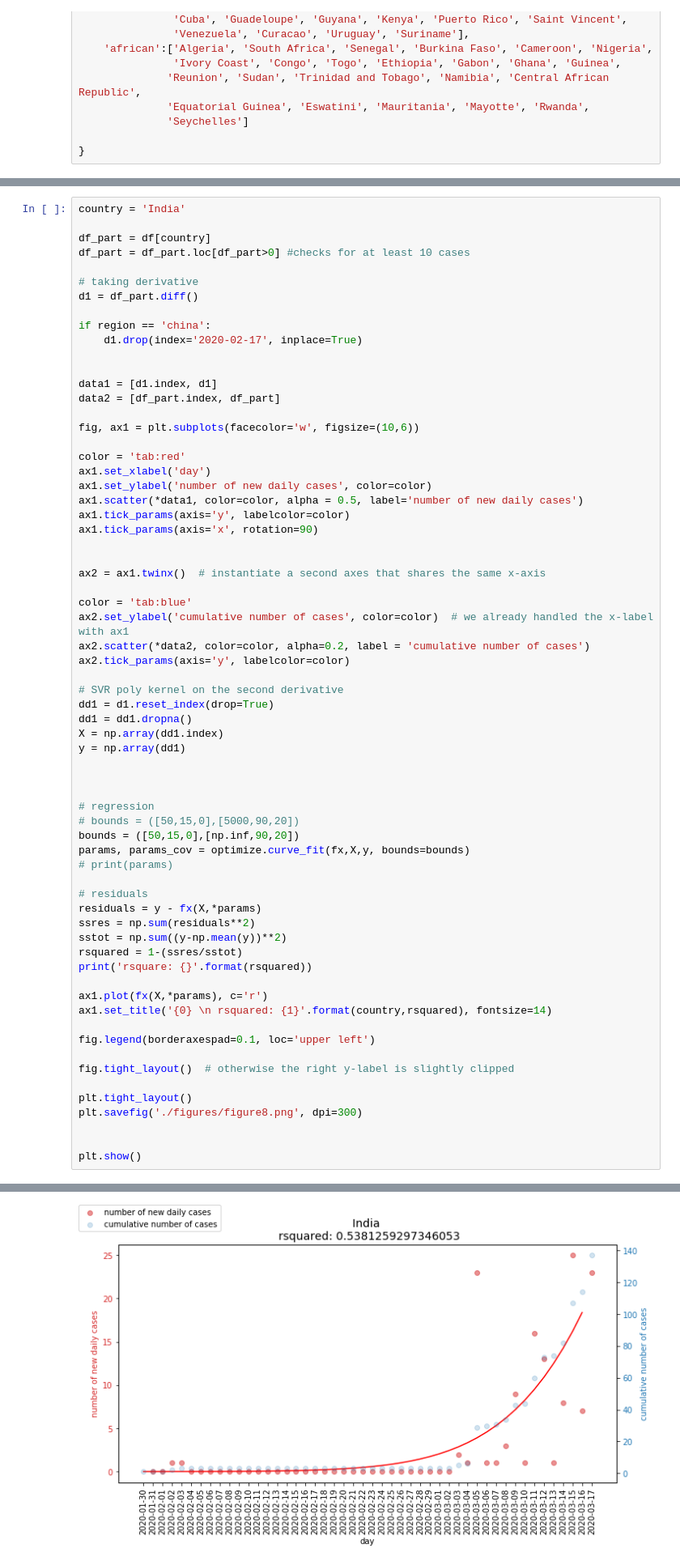
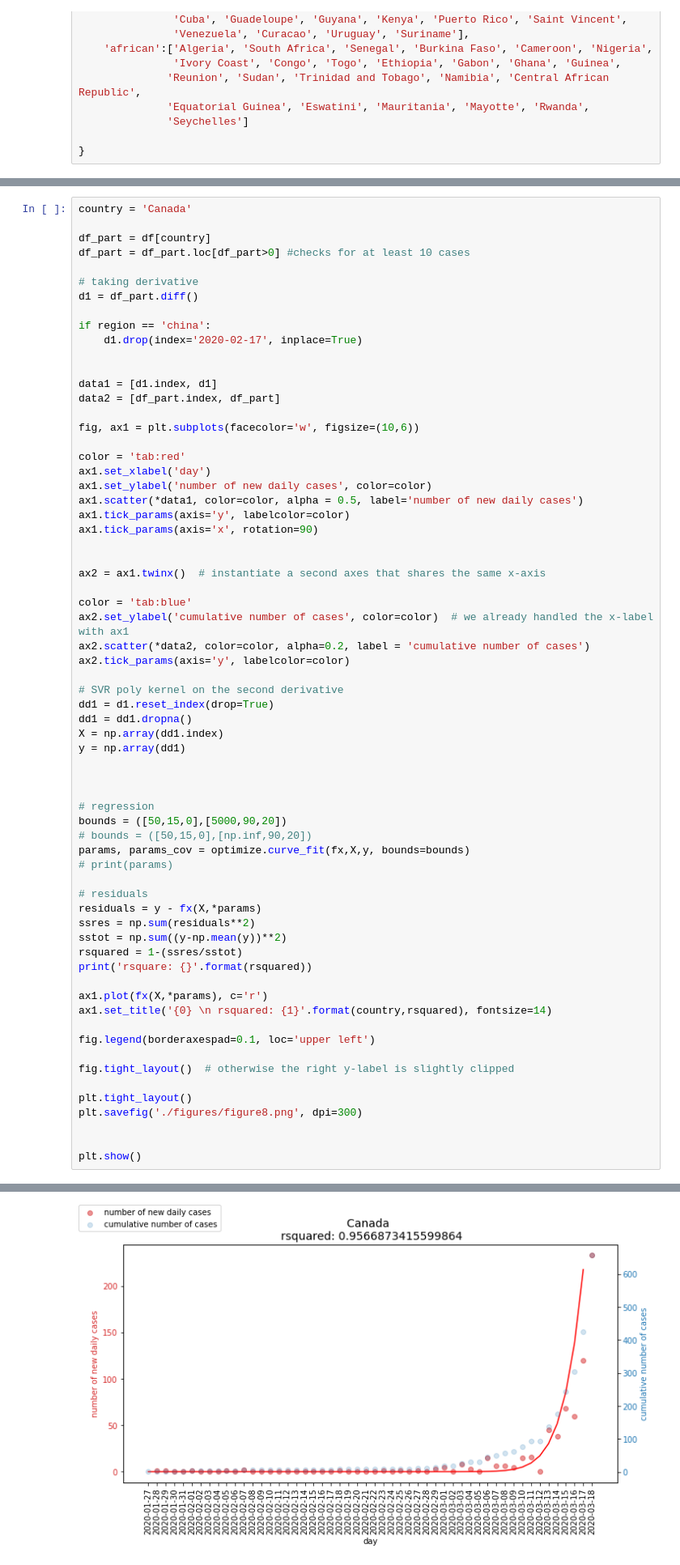
Before and after one commit to ericphamhung/covid-19, a Jupyter notebook: Main-ncov.ipynb, the cells around one changed output, grey strips where cells are left out. Shown at 81% size. Cells and saved outputs as stored; diff of their text form.

```diff
--- a/Main-ncov.ipynb
+++ b/Main-ncov.ipynb
@@ -488,5 +488,5 @@ rsquare: 0.9324902752738637
 # %%
-country = 'India'
+country = 'Canada'
 
 df_part = df[country]
 df_part = df_part.loc[df_part>0] #checks for at least 10 cases
@@ -527,8 +527,8 @@ y = np.array(dd1)
 
 
 # regression
-# bounds = ([50,15,0],[5000,90,20])
-bounds = ([50,15,0],[np.inf,90,20])
+bounds = ([50,15,0],[5000,90,20])
+# bounds = ([50,15,0],[np.inf,90,20])
 params, params_cov = optimize.curve_fit(fx,X,y, bounds=bounds)
 # print(params)
 
@@ -556,3 +556,3 @@ rsquare: 0.5381259297346053
-[figure, old version]
+[figure, new version]
 # %%
 
```
Also changed, not shown: parts of 9 cells of this notebook, 23 other files.
